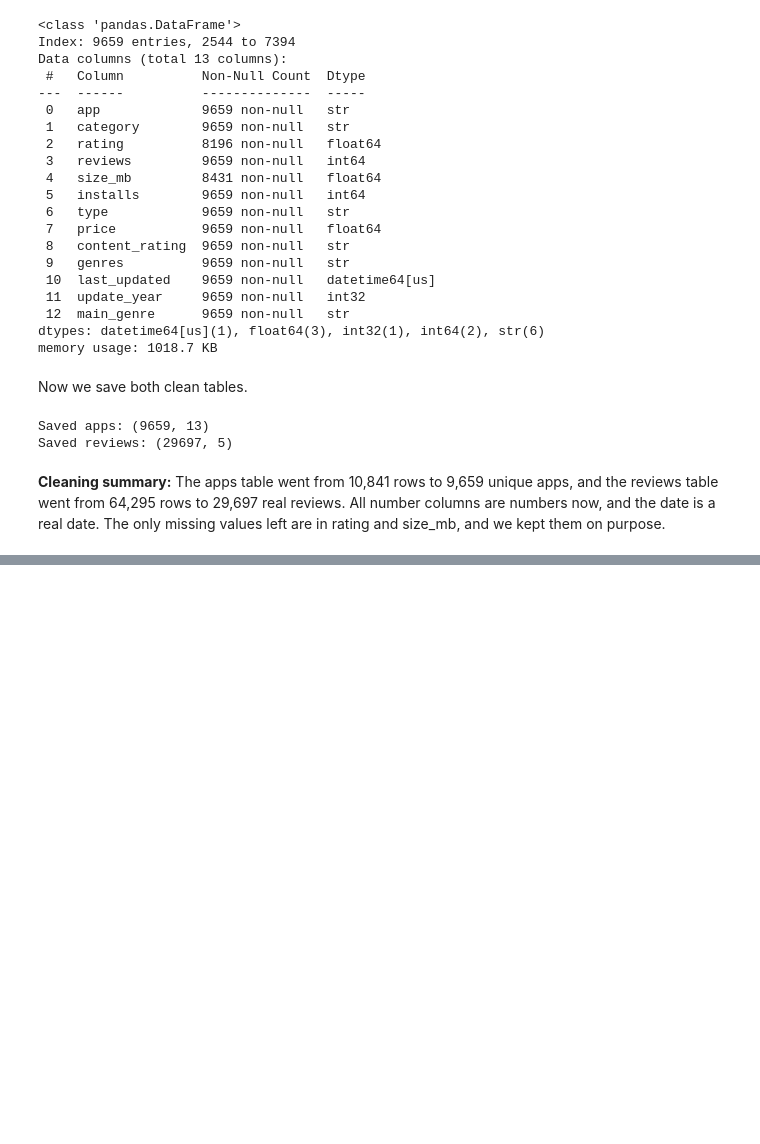
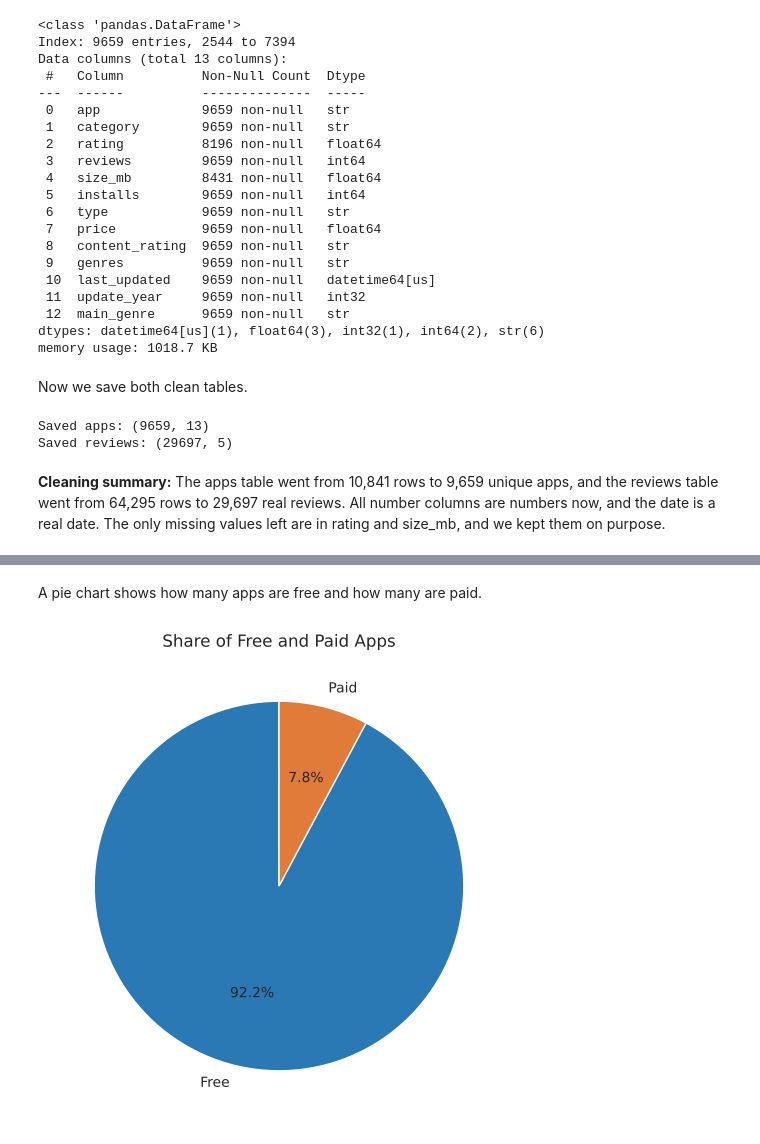
Before and after one commit to ahmed2sadeq/google-play-apps-analysis, a Jupyter notebook: project.ipynb, the cells around one changed output, grey strips where cells are left out. Saved outputs shown, nothing was run; the diff lists cells and outputs as text; code cells hidden in the pictures; blank space fills up the shorter version.

```diff
--- a/project.ipynb
+++ b/project.ipynb
@@ -607,0 +720,12 @@ Saved reviews: (29697, 5)
+# %% [markdown]
+A pie chart shows how many apps are free and how many are paid.
+# %%
+type_counts = df_apps['type'].value_counts()
+
+plt.pie(type_counts, labels=type_counts.index, autopct='%1.1f%%',
+        colors=['#2a78b4', '#e07b39'], startangle=90)
+plt.title('Share of Free and Paid Apps')
+plt.savefig('images/04_free_paid_share.png', dpi=100, bbox_inches='tight')
+plt.show()
+# %% [output]
+[figure, added]
```
Also changed, not shown: parts of 16 cells of this notebook, 3 other files.
